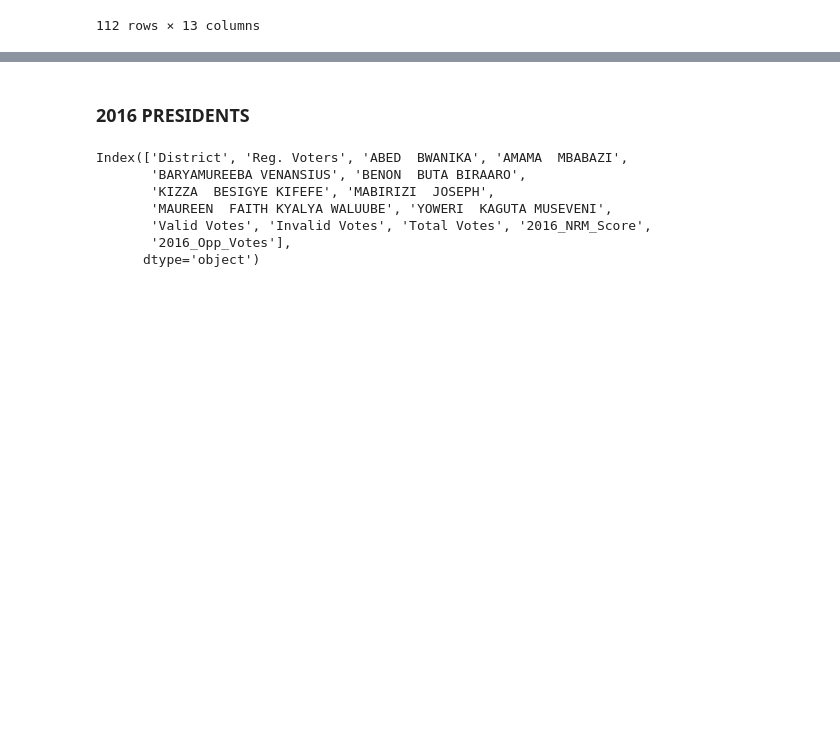
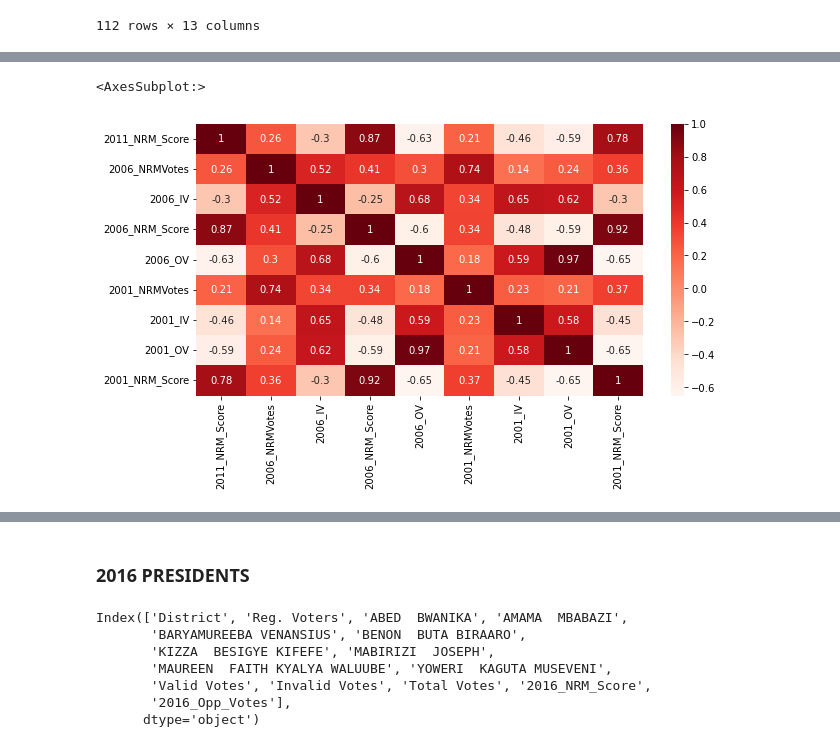
Before and after one commit to sulaiman-kagumire/MCS-7227, a Jupyter notebook: NRM_presidential_score.ipynb, the cells around one changed output, grey strips where cells are left out. Drawn from its saved outputs; the diff is of its cells as text; code cells hidden in the pictures; blank space fills up the shorter version.

```diff
--- a/NRM_presidential_score.ipynb
+++ b/NRM_presidential_score.ipynb
@@ -432,3 +447,5 @@ pre_1_6_11
 112 rows × 13 columns
 # %%
 pre_1_6_11.to_csv('pre_1_6_11.csv', index=False)
+# %%
+df1 = pd.read_csv('pre_1_6_11.csv')
@@ -434,0 +459,2 @@ pre_1_6_11.to_csv('pre_1_6_11.csv', index=False)
+# %%
+df1.drop(['2011_IV', '2011_NRMVotes', '2011_OV', 'District'], axis=1, inplace=True)
@@ -434,0 +477,6 @@ pre_1_6_11.to_csv('pre_1_6_11.csv', index=False)
+# %%
+plt.figure(figsize=(10,5))
+sns.heatmap(df1.corr(), annot=True, cmap=plt.cm.Reds)
+# %% [output]
+<AxesSubplot:>
+[figure, added]
```
Also changed, not shown: parts of 55 cells of this notebook.
